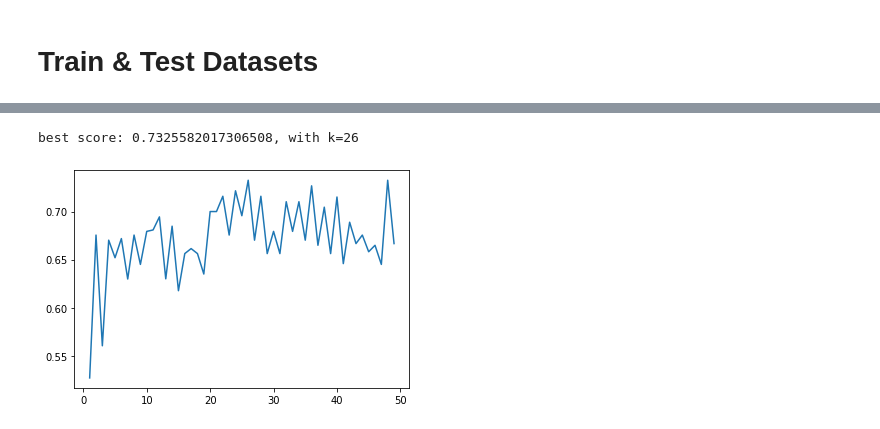
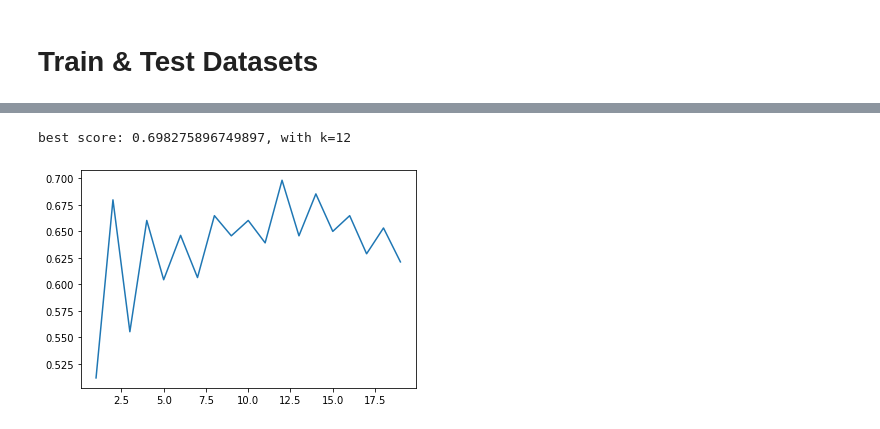
Before and after one commit to GuanyuTan/Personality-and-Demographic-Traits-to-Gift-Preferences-Classifier, a Jupyter notebook: Love_Hackathon.ipynb, the cells around one changed output, grey strips where cells are left out. Drawn from its saved outputs; the diff is of its cells as text; code cells hidden in the pictures.

Commit message:
added numpy in utils, modified notebook, updated data with 130 respondent

```diff
--- a/Love_Hackathon.ipynb
+++ b/Love_Hackathon.ipynb
@@ -12,5 +14,3 @@ drive.mount('/content/drive')
 # %%
 #get correct directory
 os.chdir('/content/drive/MyDrive/Love Hackathon')
-# %%
-df = pd.read_csv('Demographic to Gift Preference Survey.csv')
@@ -55,6 +75,6 @@ def check_df(df, show_all=False, show_unique=False):
 # %%
 #read df
-df = pd.read_csv('Demographic to Gift Preference Survey.csv')
+df = pd.read_csv('data/Demographic to Gift Preference Survey.csv')
 
 #convert to correct dtypes
 df['Birthday'] = df['Birthday'].apply(lambda _: datetime.strptime(_,"%Y-%m-%d"))
@@ -78,6 +98,7 @@ new_df = pd.get_dummies(new_df, drop_first=True)
 
 #remove weird col
 new_df.drop(['g_A smile HAHAHAHA'], axis=1, inplace=True)
+new_df.drop(['g_I would choose all'], axis=1, inplace=True)
 
 #remove NAN in movie - NAN means they don't like all movie
 for col in new_df.columns:
@@ -125,8 +160,9 @@ Text(0, 0.5, 'Participants')
 # %% [markdown]
 # Train & Test Datasets
 # %%
-y = new_df.iloc[:, 20:32]
-X = new_df.drop(y.columns, axis=1)
+mask = new_df.columns.str.contains(r'g_.*')
+y = new_df.iloc[:, mask]
+X_prev = new_df.drop(y.columns, axis=1)
 
 from sklearn import preprocessing
-X = preprocessing.scale(X)
+X = preprocessing.scale(X_prev)
@@ -134,27 +176,27 @@ X = preprocessing.scale(X)
 X_train, X_test, y_train, y_test = train_test_split(X, y, test_size=0.20, random_state=42)
 # %%
 from sklearn.neighbors import KNeighborsClassifier
-kn_list = range(1,50)
+kn_list = range(1,20)
 max_score = best_kn = 0
 score = []
 for kn in kn_list:
 
   neigh = KNeighborsClassifier(n_neighbors=kn)
   neigh.fit(X_train, y_train)
 
   y_pred = neigh.predict(X_test)
   y_true = y_test.to_numpy()
   test_score = alpha_evaluation_score(y_true, y_pred)
   score.append(test_score)
 
   if test_score > max_score:
     max_score = test_score
     best_kn = kn
 
 # print(neigh.predict([[1.1]]))
 # print(neigh.predict_proba([[0.9]]))
 plt.plot(kn_list, score)
 print(f'best score: {max_score}, with k={best_kn}')
 # %% [output]
-best score: 0.7325582017306508, with k=26
+best score: 0.698275896749897, with k=12
-[figure, old version]
+[figure, new version]
```
Also changed, not shown: parts of 33 cells of this notebook, 2 other files.
